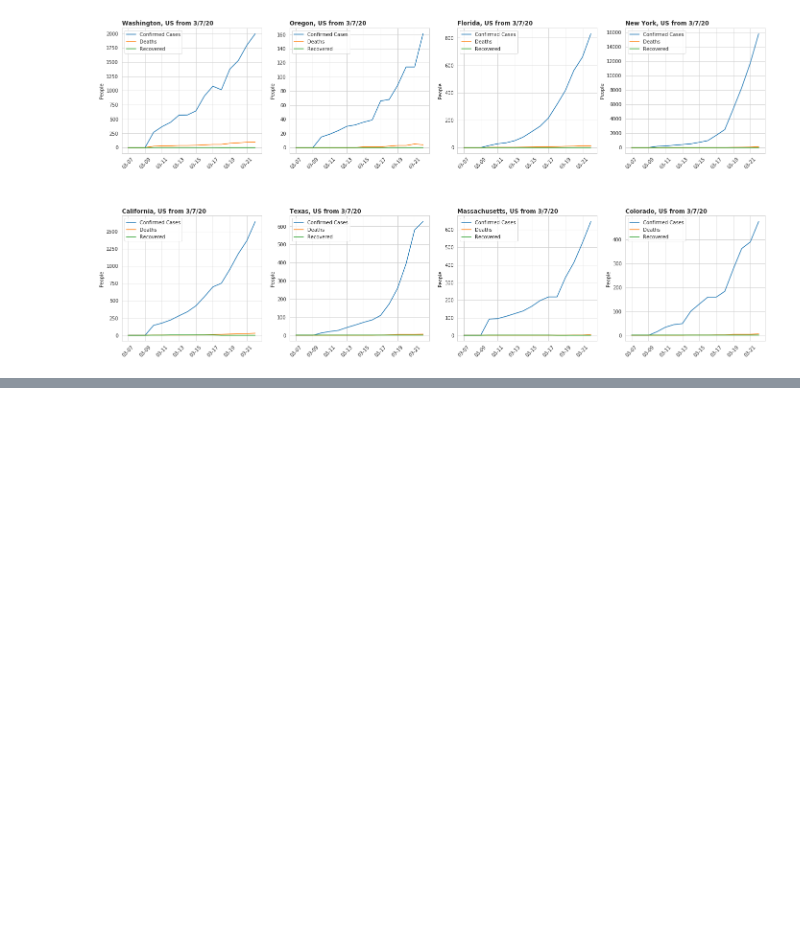
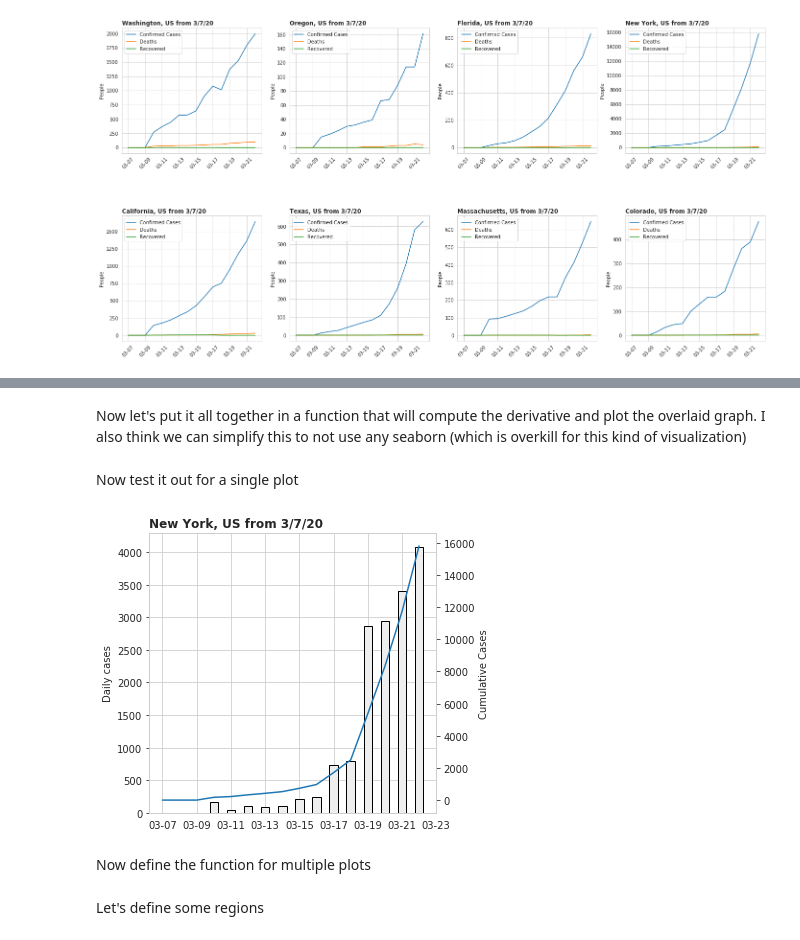
Before and after one commit to jflam/covid19, a Jupyter notebook: 00_core.ipynb, the cells around one changed output, grey strips where cells are left out. Drawn from its saved outputs; the diff is of its cells as text; code cells hidden in the pictures; blank space fills up the shorter version.

```diff
--- a/00_core.ipynb
+++ b/00_core.ipynb
@@ -499,0 +596,37 @@ pd.merge(states_df, confirmed_df, how='left', right_on=["Province/State"], left_
+# %% [markdown]
+Now let's put it all together in a function that will compute the derivative and plot the overlaid graph. I also think we can simplify this to not use any seaborn (which is overkill for this kind of visualization)
+# %%
+#export
+import datetime
+
+def plot_matplotlib(df, state, country, start_date, figure, rows, columns, index):
+    if state == "":
+        region = f"{country}"
+    else:
+        region = f"{state}, {country}"
+
+    derivative_df = df.diff()
+    derivative_df['Date'] = df['Date']
+
+    figure.add_subplot(rows, columns, index)
+    plt.bar(derivative_df[1:]['Date'], derivative_df[1:]['Confirmed Cases'], edgecolor='black', color='#eeeeee', width=0.5)
+    plt.ylabel('Daily cases')
+
+    ax = plt.twinx()
+    ax.plot(df['Date'], df['Confirmed Cases'])
+    ax.set_ylabel('Cumulative Cases')
+    ax.grid(None)
+
+    plt.title(f"{region} from {start_date}", loc="left", fontdict={'fontweight': 'bold'})
+    xticks = ax.get_xticks()
+    ax.set_xticklabels([datetime.datetime.fromordinal(int(tm)).strftime('%m-%d') for tm in xticks])
+# %% [markdown]
+Now test it out for a single plot
+# %%
+df = get_data('New York', 'US', '3/7/20')
+figure = plt.figure(figsize=(columns*6,rows*6))
+plot_matplotlib(df, 'New York', 'US', '3/7/20', figure, 6, 6, 1)
+# %% [output]
+[figure, added]
+# %% [markdown]
+Now define the function for multiple plots
@@ -499,0 +652,2 @@ pd.merge(states_df, confirmed_df, how='left', right_on=["Province/State"], left_
+# %% [markdown]
+Let's define some regions
```
Also changed, not shown: parts of 26 cells of this notebook, 3 other files.
